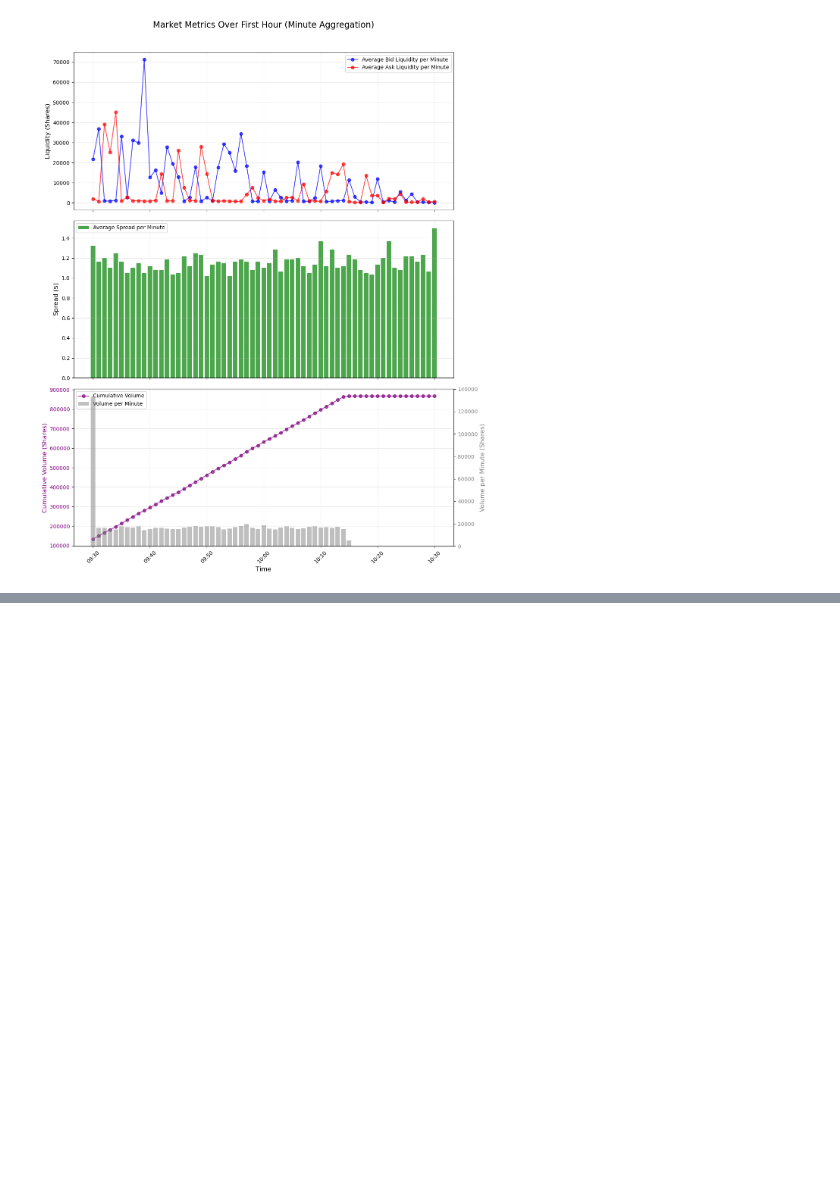
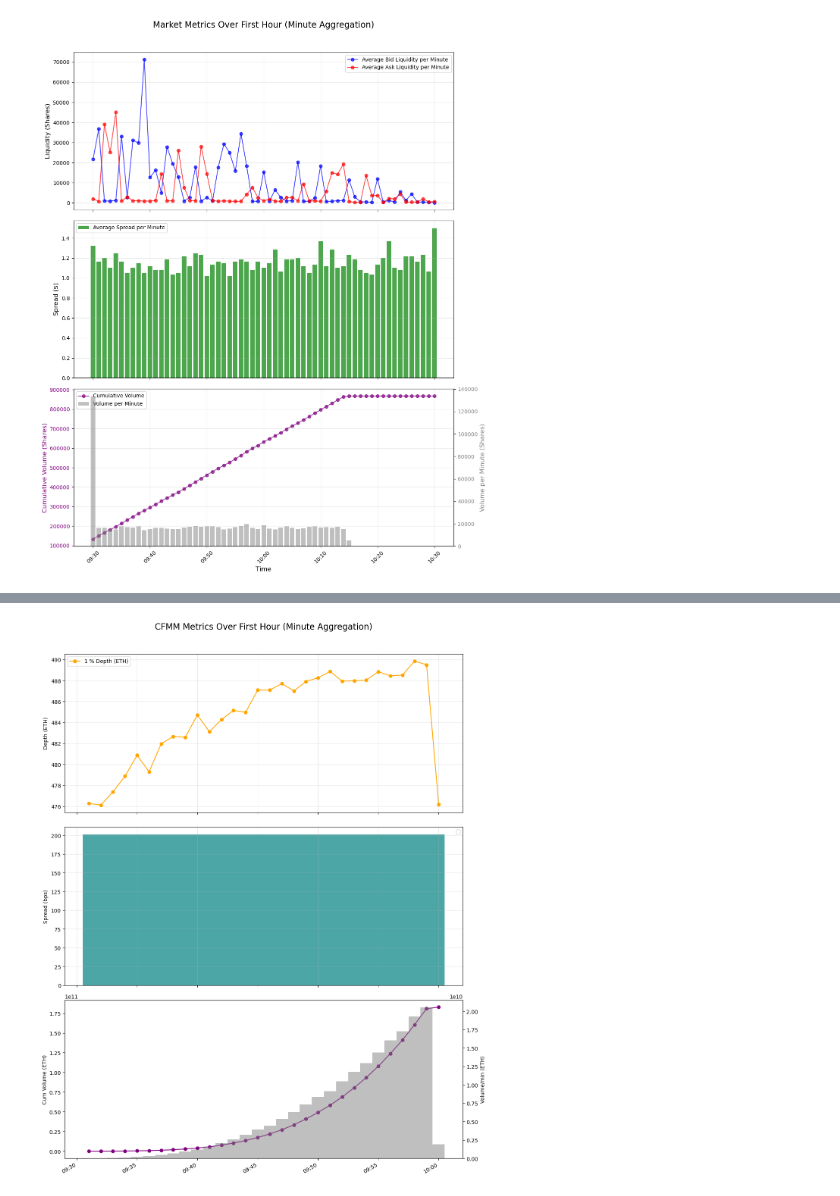
Before and after one commit to jby310/abides-cfmm, a Jupyter notebook: plot.ipynb, the cells around one changed output, grey strips where cells are left out. Saved outputs shown, nothing was run; the diff lists cells and outputs as text; code cells hidden in the pictures; blank space fills up the shorter version.

```diff
--- a/plot.ipynb
+++ b/plot.ipynb
@@ -212,0 +213,62 @@ fig.savefig('market_metrics_all_minute_agg.png', dpi=300, bbox_inches='tight')
+# %%
+# 1. 读 CFMM 日志（同一 bz2 里已经同时记录了 CFMM 事件）
+cfmm_spread = df[df['EventType'] == 'CFMM_SPREAD']
+cfmm_depth  = df[df['EventType'] == 'CFMM_DEPTH_1PCT']
+cfmm_vol    = df[df['EventType'] == 'CFMM_VOLUME']
+
+# 2. 构造 DataFrame 并 1min 聚合
+def make_cfmm_df(spread=None, depth=None, vol=None):
+    dfs = []
+    if spread is not None and not spread.empty:
+        s = pd.DataFrame({
+            'spread_bps': [e['spread_bps'] for e in spread['Event']]
+        }, index=spread.index).resample('1min').mean()
+        dfs.append(s)
+    if depth is not None and not depth.empty:
+        d = pd.DataFrame({
+            'depth_eth': [e['depth_eth'] for e in depth['Event']]
+        }, index=depth.index).resample('1min').mean()
+        dfs.append(d)
+    if vol is not None and not vol.empty:
+        v = pd.DataFrame({
+            'volume_eth': [e['volume_eth'] for e in vol['Event']]
+        }, index=vol.index).resample('1min').sum()
+        v['cumvol'] = v['volume_eth'].cumsum()
+        dfs.append(v)
+    return pd.concat(dfs, axis=1).dropna()
+
+cfmm_min = make_cfmm_df(cfmm_spread, cfmm_depth, cfmm_vol)
+
+def plot_cfmm(cfmm_min):
+    fig, axes = plt.subplots(3, 1, figsize=(12, 15), sharex=True)
+    fig.suptitle('CFMM Metrics Over First Hour (Minute Aggregation)', fontsize=16)
+
+    # 1. Depth
+    axes[0].plot(cfmm_min.index, cfmm_min['depth_eth'],
+                 color='orange', marker='o', label='1 % Depth (ETH)')
+    axes[0].set_ylabel('Depth (ETH)')
+    axes[0].legend(); axes[0].grid(alpha=0.3)
+
+    # 2. Spread
+    axes[1].bar(cfmm_min.index, cfmm_min['spread_bps'],
+                color='teal', alpha=0.7, width=1/24/60)
+    axes[1].set_ylabel('Spread (bps)')
+    axes[1].legend(); axes[1].grid(alpha=0.3)
+
+    # 3. Volume
+    ax2 = axes[2]; ax3 = ax2.twinx()
+    l1 = ax2.plot(cfmm_min.index, cfmm_min['cumvol'],
+                  color='purple', marker='o', label='Cumulative Volume')
+    b1 = ax3.bar(cfmm_min.index, cfmm_min['volume_eth'],
+                 color='gray', alpha=0.5, width=1/24/60, label='Volume/min')
+    ax2.set_ylabel('Cum Volume (ETH)')
+    ax3.set_ylabel('Volume/min (ETH)')
+    ax2.xaxis.set_major_formatter(mdates.DateFormatter('%H:%M'))
+    fig.autofmt_xdate()
+    plt.tight_layout(rect=[0, 0, 1, 0.96])
+    fig.savefig('cfmm_metrics_all_minute_agg.png', dpi=300, bbox_inches='tight')
+    plt.show()
+
+plot_cfmm(cfmm_min)
+# %% [output]
+[figure, added]
```
Also changed, not shown: parts of 3 cells of this notebook, 25 other files.
